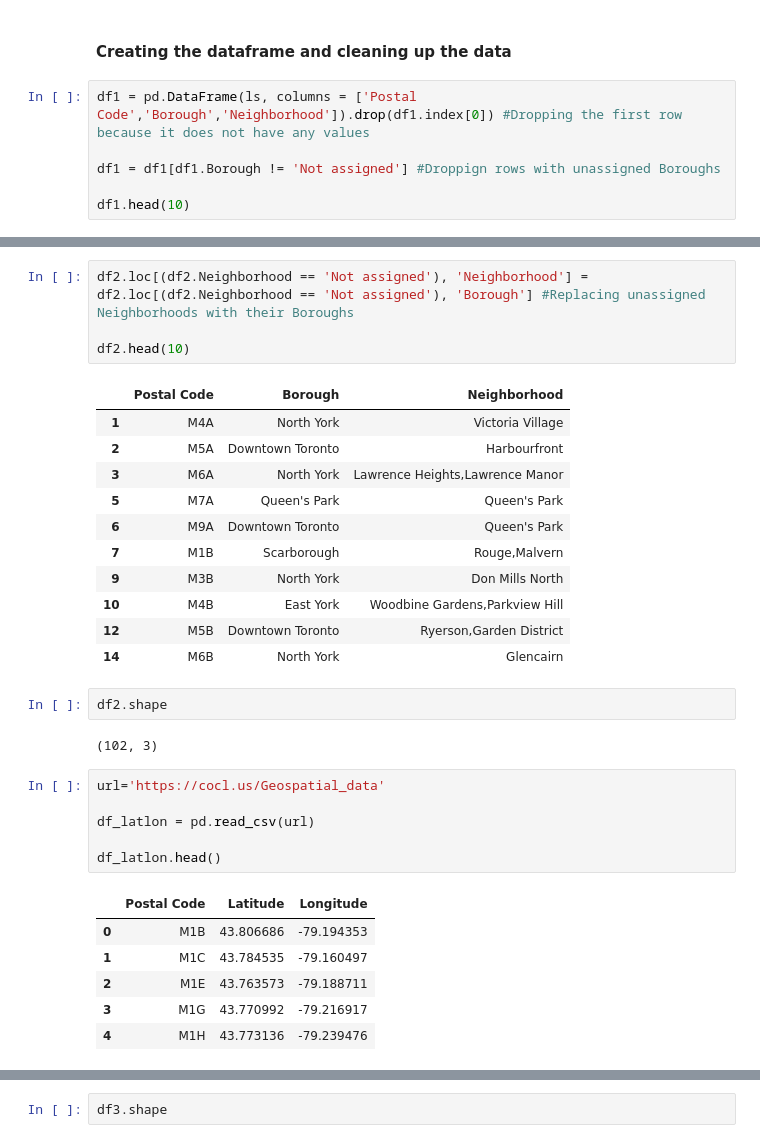
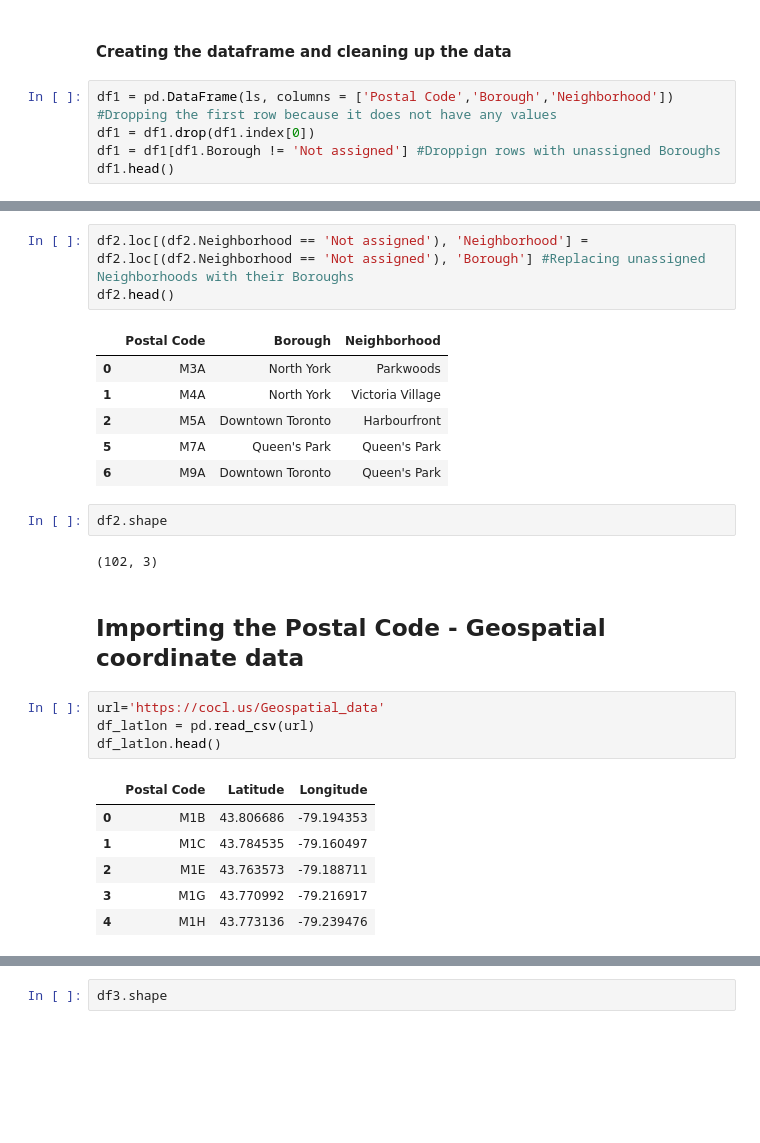
Before and after one commit to jimmy-io/Coursera_Capstone, a Jupyter notebook: Jimmy's Capstone Project - Week 3.ipynb, the cells around one changed output, grey strips where cells are left out. Cells and saved outputs as stored; diff of their text form; blank space fills up the shorter version.

```diff
--- a/Jimmy's Capstone Project - Week 3.ipynb
+++ b/Jimmy's Capstone Project - Week 3.ipynb
@@ -29,10 +25,9 @@ for tr in table_rows:
 # %% [markdown]
 #### Creating the dataframe and cleaning up the data
 # %%
-df1 = pd.DataFrame(ls, columns = ['Postal Code','Borough','Neighborhood']).drop(df1.index[0]) #Dropping the first row because it does not have any values
-
+df1 = pd.DataFrame(ls, columns = ['Postal Code','Borough','Neighborhood']) #Dropping the first row because it does not have any values
+df1 = df1.drop(df1.index[0])
 df1 = df1[df1.Borough != 'Not assigned'] #Droppign rows with unassigned Boroughs
-
-df1.head(10)
+df1.head()
 # %% [output]
 |  | Postal Code | Borough | Neighborhood |
@@ -84,28 +62,22 @@ df2.head(10)
 # %%
 df2.loc[(df2.Neighborhood == 'Not assigned'), 'Neighborhood'] = df2.loc[(df2.Neighborhood == 'Not assigned'), 'Borough'] #Replacing unassigned Neighborhoods with their Boroughs
-
-df2.head(10)
+df2.head()
 # %% [output]
 |  | Postal Code | Borough | Neighborhood |
+| 0 | M3A | North York | Parkwoods |
 | 1 | M4A | North York | Victoria Village |
 | 2 | M5A | Downtown Toronto | Harbourfront |
-| 3 | M6A | North York | Lawrence Heights,Lawrence Manor |
 | 5 | M7A | Queen's Park | Queen's Park |
 | 6 | M9A | Downtown Toronto | Queen's Park |
-| 7 | M1B | Scarborough | Rouge,Malvern |
-| 9 | M3B | North York | Don Mills North |
-| 10 | M4B | East York | Woodbine Gardens,Parkview Hill |
-| 12 | M5B | Downtown Toronto | Ryerson,Garden District |
-| 14 | M6B | North York | Glencairn |
 # %%
 df2.shape
 # %% [output]
 (102, 3)
+# %% [markdown]
+## Importing the Postal Code - Geospatial coordinate data
 # %%
 url='https://cocl.us/Geospatial_data'
-
 df_latlon = pd.read_csv(url)
-
 df_latlon.head()
 # %% [output]
 |  | Postal Code | Latitude | Longitude |
```
Also changed, not shown: parts of 43 cells of this notebook.
